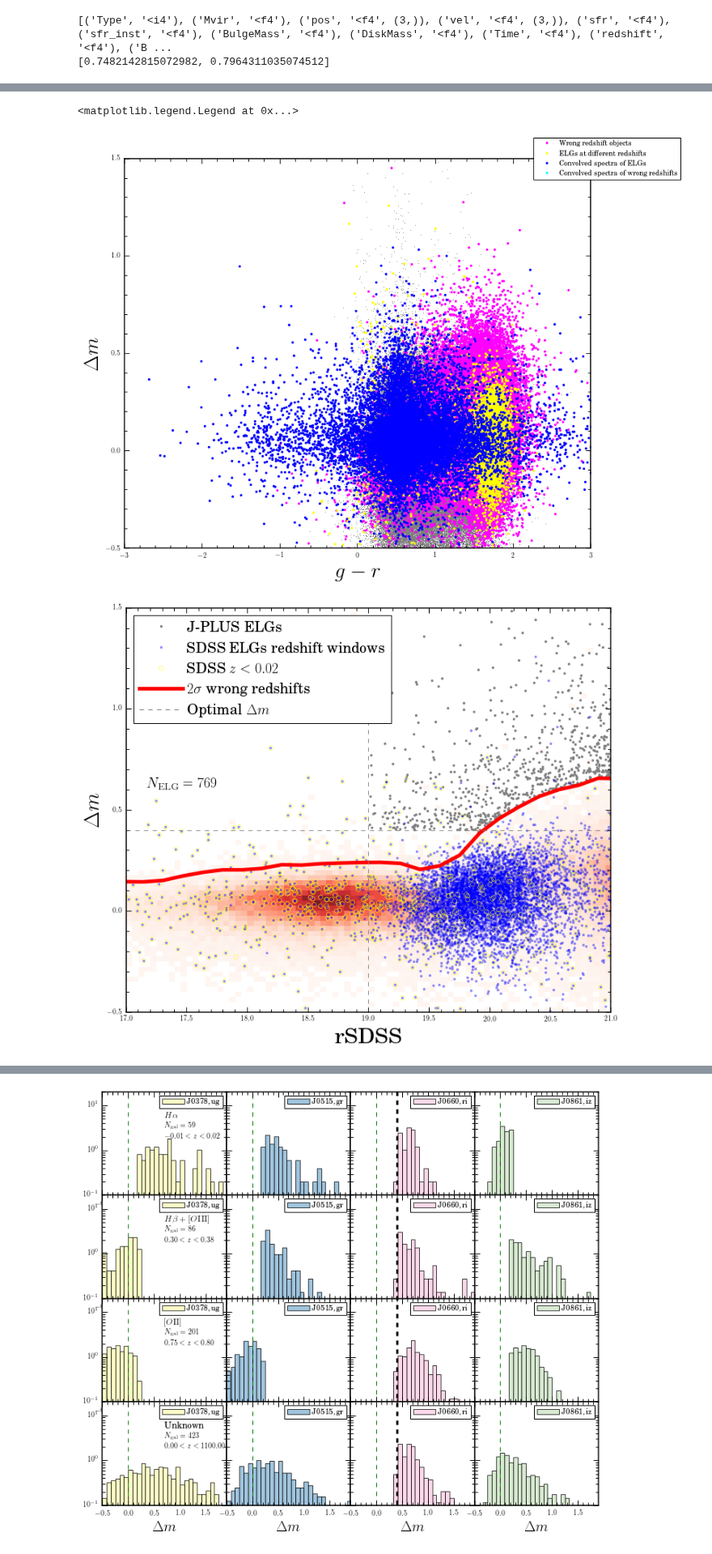
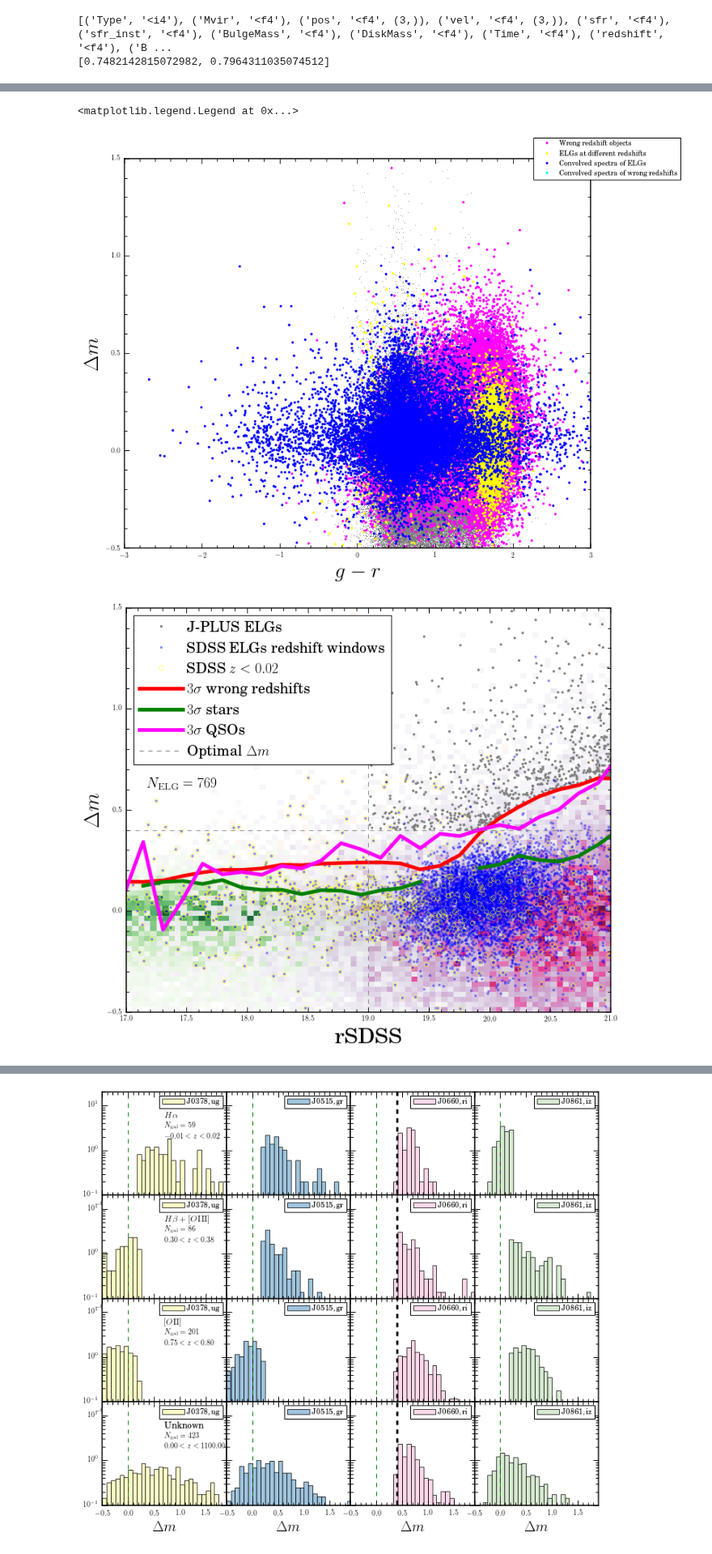
Before and after one commit to aaorsi/ELG_analysis, a Jupyter notebook: ELGs_from_mocks.ipynb, the cells around one changed output, grey strips where cells are left out. Shown at 81% size. Cells and saved outputs as stored; diff of their text form; code cells hidden in the pictures.

```diff
--- a/ELGs_from_mocks.ipynb
+++ b/ELGs_from_mocks.ipynb
@@ -377,7 +415,8 @@ j-plus [INFO]: Fetching  J-PLUS filters
 [('Type', '<i4'), ('Mvir', '<f4'), ('pos', '<f4', (3,)), ('vel', '<f4', (3,)), ('sfr', '<f4'), ('sfr_inst', '<f4'), ('BulgeMass', '<f4'), ('DiskMass', '<f4'), ('Time', '<f4'), ('redshift', '<f4'), ('B ...
 [0.7482142815072982, 0.7964311035074512]
 # %%
-import pdb
+
+#import pdb
 from scipy.interpolate import interp1d
 
 # Shortcuts for magnitudes
@@ -396,16 +435,12 @@ i_jplus = jplus_clean['iSDSS'][:,0]
 j0660_jplus = jplus_clean['J0660'][:,0]
 j0861_jplus = jplus_clean['J0861'][:,0]
 
-
 j0660_spec = photo_spec['J0660'][:,0]
 j0861_spec = photo_spec['J0861'][:,0]
 r_spec = photo_spec['rJAVA'][:,0]
 i_spec = photo_spec['iJAVA'][:,0]
 g_spec = photo_spec['gJAVA'][:,0]  # gJAVA, zJAVA are not fully sampled by VIMOS spectra (VVDS, VIPERS)
 z_spec = photo_spec['zJAVA'][:,0]  # gJAVA, zJAVA are not fully sampled by VIMOS spectra (VVDS, VIPERS)
-
-
-
 
 # Computing 3FM on each dataset
 print 'Computing 3FM on mocks and J-PLUS ...'
@@ -523,6 +558,13 @@ j_spec_ELGs['dm'] = mtools.gen_3fm(j_spec_ELGs['J0660'][:,0], j_spec_ELGs['rSDSS
 j_spec_noELGs['dm'] = mtools.gen_3fm(j_spec_noELGs['J0660'][:,0], j_spec_noELGs['rSDSS'][:,0],
                           j_spec_noELGs['iSDSS'][:,0],Broad_NoLineName='iSDSS')
 
+j_star['dm'] = mtools.gen_3fm(j_star['J0660'][:,0], j_star['rSDSS'][:,0],
+                          j_star['iSDSS'][:,0],Broad_NoLineName='iSDSS')
+
+j_qso['dm'] = mtools.gen_3fm(j_qso['J0660'][:,0], j_qso['rSDSS'][:,0],
+                          j_qso['iSDSS'][:,0],Broad_NoLineName='iSDSS')
+
+
 
 lowz = j_spec['zspec'] < z_ha[1]
 lowz_jplus = jplus.tools.select_object(j_spec,lowz)
@@ -540,6 +582,33 @@ for i in range(nbins):
 
 nzero = wz_r > 0
 wzline = interp1d(r_arr, wz_r)
+
+# Computing 1-sigma line for stars
+wz_r_star = np.zeros(nbins)
+wz = j_star['rSDSS'][:,0]
+for i in range(nbins):
+    sel = np.where((wz > r_arr[i] - rbin/2. ) & (wz < r_arr[i] + rbin/2.))[0]
+    dm_wz = j_star['dm'][sel]
+    wz_r_star[i] = np.percentile(dm_wz,84.) if len(dm_wz) > 0 else -1
+
+
+nzero = wz_r_star > 0
+wzline_star = interp1d(r_arr, wz_r_star)
+
+
+# Computing 1-sigma line for qso
+wz_r_qso = np.zeros(nbins)
+wz = j_qso['rSDSS'][:,0]
+for i in range(nbins):
+    sel = np.where((wz > r_arr[i] - rbin/2. ) & (wz < r_arr[i] + rbin/2.))[0]
+    dm_wz = j_qso['dm'][sel]
+    wz_r_qso[i] = np.percentile(dm_wz,84.) if len(dm_wz) > 0 else -1
+
+
+nzero = wz_r_qso > 0
+wzline_qso = interp1d(r_arr, wz_r_qso)
+
+
 
 maxR = 19.0
 
@@ -575,6 +644,16 @@ nonan = (~np.isnan(j_spec_noELGs['dm']))
 counts, ybins, xbins, image = plt.hist2d(j_spec_noELGs['rSDSS'][nonan,0], j_spec_noELGs['dm'][nonan], bins=80,
                                          range=[xr, yr],cmap=plt.cm.Reds, normed=LogNorm(),
                                          cmin=0.01, label='SDSS wrong redshifts', alpha=0.9)
+
+counts, ybins, xbins, image = plt.hist2d(j_star['rSDSS'][:,0], j_star['dm'], bins=80,
+                                         range=[xr, yr],cmap=plt.cm.Greens, normed=LogNorm(),
+                                         cmin=0.01, label='SDSS stars', alpha=0.9)
+
+counts, ybins, xbins, image = plt.hist2d(j_qso['rSDSS'][:,0], j_qso['dm'], bins=80,
+                                         range=[xr, yr],cmap=plt.cm.PuRd, normed=LogNorm(),
+                                         cmin=0.01, label='SDSS QSOs', alpha=0.9)
+
+
 #plt.plot(j_spec_noELGs['rSDSS'][nonan,0], j_spec_noELGs['dm'][nonan],'.',color='magenta', label='SDSS wrong redshifts')
 
 print 'dm from doDM', j_spec_noELGs['dm'][nonan]
@@ -584,7 +663,9 @@ print 'dm from doDM', j_spec_noELGs['dm'][nonan]
 plt.plot(j_spec_ELGs['rSDSS'][:,0], j_spec_ELGs['dm'],'.',color='blue', label='SDSS ELGs redshift windows', alpha=.4)
 plt.plot(lowz_jplus['rSDSS'][:,0], lowz_jplus['dm'],'o',color='yellow', label=r'SDSS $z < %.2f$'%z_ha[1], alpha=1, fillstyle='none')
 print wzline(r_arr)
-plt.plot(r_arr, 2*wzline(r_arr), '-', color='red', linewidth=5, label=r'$2\sigma$ wrong redshifts')
+plt.plot(r_arr, 2*wzline(r_arr), '-', color='red', linewidth=5, label=r'$3\sigma$ wrong redshifts')
+plt.plot(r_arr, 2*wzline_star(r_arr), '-', color='green', linewidth=5, label=r'$3\sigma$ stars')
+plt.plot(r_arr, 2*wzline_qso(r_arr), '-', color='magenta', linewidth=5, label=r'$3\sigma$ QSOs')
 plt.plot(xr,[0.4,0.4],'--', color='gray',label=r'Optimal $\Delta m$')
 plt.plot([maxR,maxR,],yr,'--', color='gray')
 plt.text(xr[0]*1.01, yr[1]*.4, r'$N_{\rm ELG}=%d$'%nelg, fontsize=20)
@@ -625,8 +709,8 @@ done
   0.19224621  0.22889395  0.25754091  0.28275839  0.29986133  0.31079125
   0.32817209  0.3270563   0.35693777  0.38031529  0.42155905  0.483837
   0.56700917  0.63485033  0.60280902  0.70093851 -1.         -1.         -1.
  -1.         -1.         -1.         -1.         -1.         -1.         -1.        ]
 <matplotlib.legend.Legend at 0x...>
 [figure]
-[figure, old version]
+[figure, new version]
 # %%
```
Also changed, not shown: parts of 24 cells of this notebook, 2 other files.
